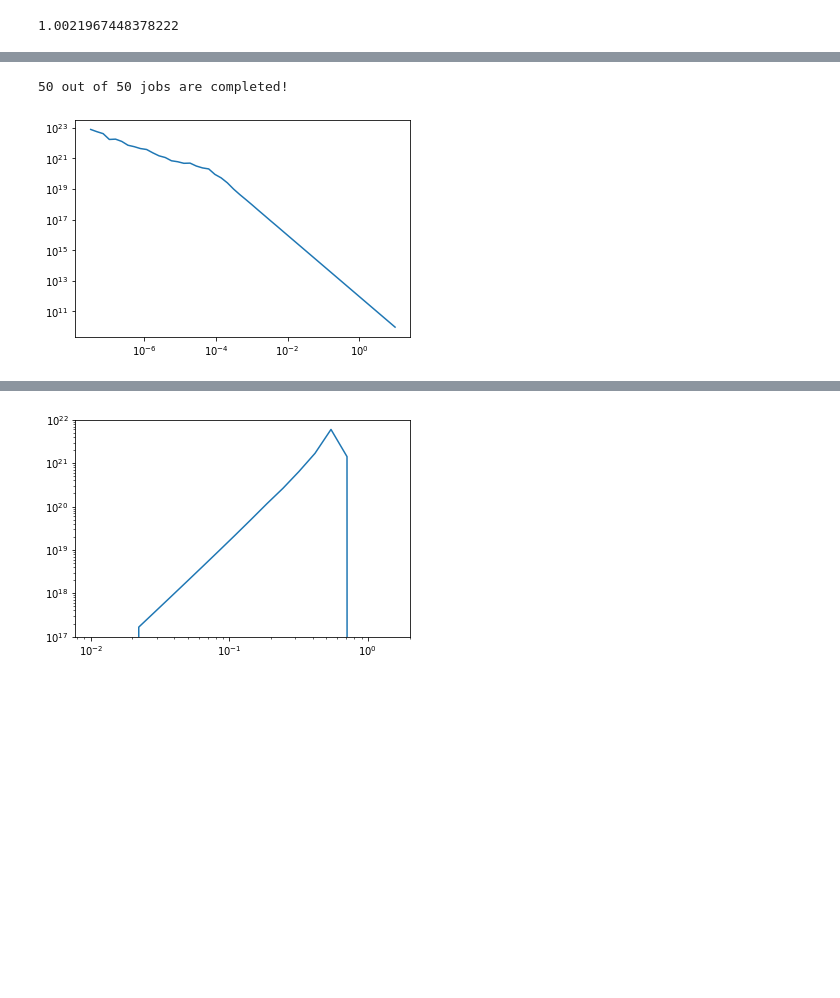
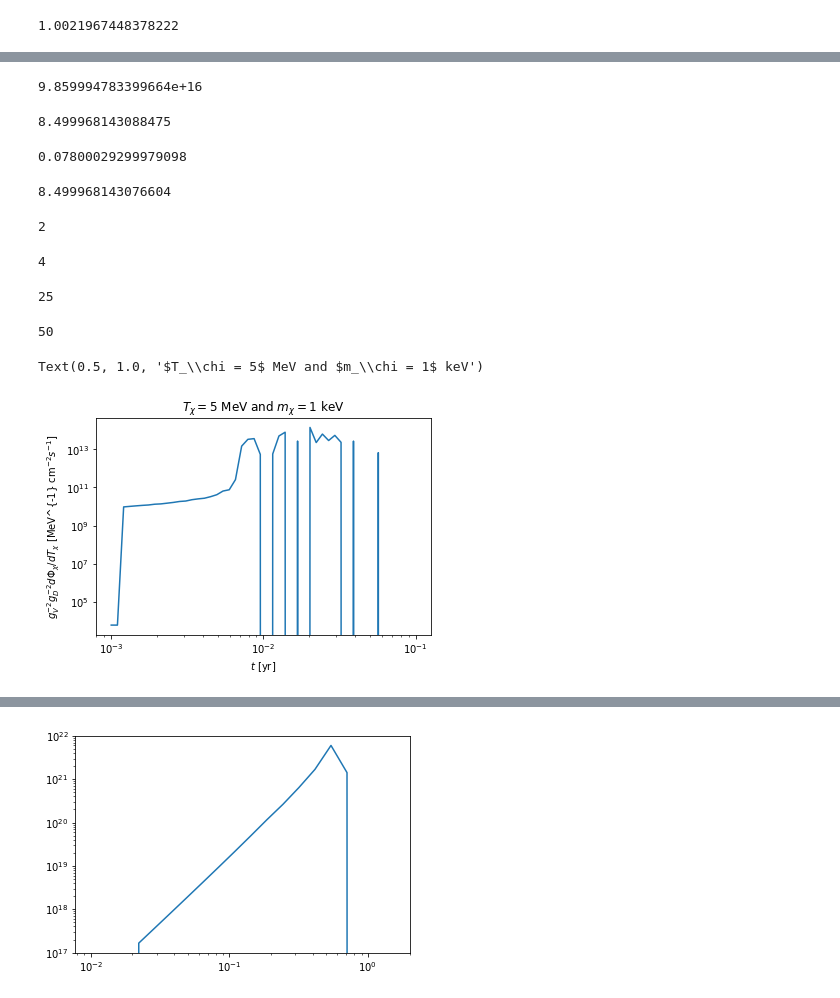
Before and after one commit to yenhsunlin/SNnuBDM2, a Jupyter notebook: src/snvbdm.ipynb, the cells around one changed output, grey strips where cells are left out. Saved outputs shown, nothing was run; the diff lists cells and outputs as text; code cells hidden in the pictures; blank space fills up the shorter version.

```diff
--- a/src/snvbdm.ipynb
+++ b/src/snvbdm.ipynb
@@ -7,14 +7,14 @@ from constants import *
 from geometry import get_rprime,get_d,get_D,get_cosPsi
 from crossSection import get_BDMv,get_BDMp,diffCrossSectionNuDM,get_Ev_cosPhi
 # %%
-def dnv(d,Ev,Lv = Lv,tau = 10):
+def dnv(D,Ev,Lv = Lv,tau = 10):
     """
     Neutrino number density per energy at d
 
     Input
     ------
     Enu: Neutrino energy in MeV
-    d: Distance to the SN explosion site, in kpc
+    D: Distance from the boosted point to the SN explosion site, in kpc
     Lv: Neutrino luminosity, default is 1e52 erg/s
     tau: duration of the SN explosion
 
@@ -149,11 +224,14 @@ def get_BDMflux_theta(t,Tx,mx,mV,Rstar,theta,phi,beta,Re = 8.5,gV = 1,gD = 1,max
     D = get_D(d,Rstar,theta)
     # Get the distance between boosted point to GC
     rprime = get_rprime(d,Rstar,Re,theta,phi,beta)
-    # Get the BDM scattering angle psi
-    psi = np.arccos(get_cosPsi(d,Rstar,theta))
-    # Evaluate the xemissivity
-    jx = xemissivity(Tx,mx,mV,rprime,d,Rstar,psi,Re,gV,gD,max_Ev)
-    # Jacobian
-    J = light_speed/((d - Rstar*np.cos(theta))/D + 1/vx)
-    # BDM flux
-    return J*jx*vx*np.sin(theta)
+    if rprime >= 1e-6:
+        # Get the BDM scattering angle psi
+        psi = np.arccos(get_cosPsi(d,Rstar,theta))
+        # Evaluate the xemissivity
+        jx = xemissivity(Tx,mx,mV,rprime,D,Rstar,psi,Re,gV,gD,max_Ev)
+        # Jacobian
+        J = light_speed/((d - Rstar*np.cos(theta))/D + 1/vx)
+        # BDM flux
+        return J*jx*vx*np.sin(theta)
+    else:
+        return 0
@@ -163,3 +238,19 @@ def get_BDMflux_theta(t,Tx,mx,mV,Rstar,theta,phi,beta,Re = 8.5,gV = 1,gD = 1,max
+# %%
+get_d(10000,get_BDMv(5,1e-3),8.5,0.078)*kpc2cm
+# %% [output]
+9.859994783399664e+16
+# %%
+get_D(get_d(10000,get_BDMv(5,1e-3),8.5,0.078),8.5,0.078)
+# %% [output]
+8.499968143088475
+# %%
+np.arccos(get_cosPsi(get_d(10000,get_BDMv(5,1e-3),8.5,0.078),get_D(get_d(10000,get_BDMv(5,1e-3),8.5,0.078),8.5,0.078),0.078))
+# %% [output]
+0.07800029299979098
+# %%
+get_rprime(get_d(10000,get_BDMv(5,1e-3),8.5,0.078),8.5,8.5,0.078,0.9,0)
+# %% [output]
+8.499968143076604
 # %%
 Tx = 5
 mx = 1e-3
@@ -169,19 +260,29 @@ phi_ls = np.linspace(0,2*np.pi,20)
 bdmflux = []
 integ = vegas.Integrator([[0, np.pi/2]])
 i = 1
-for t in np.logspace(0,np.log10(10*yr2s),50):
+for t in np.logspace(np.log10(yr2s)-3,np.log10(0.1*yr2s),50):
     def f(x):
         theta = x[0]
         return 2*np.pi*get_BDMflux_theta(t,Tx,mx,mV,8.5,theta,0,0)
-    result = integ(f,nitn=10,neval=5000)
+        #if ~np.isnan(flux):
+        #    return flux
+        #else: return 0
+    result = integ(f,nitn=10,neval=2000)
     bdmflux.append(result.mean)
-    print(f'{i} out of 50 jobs are completed!',end='\r')
+    print(i,end='\r')
     i+=1
 # %% [output]
-50 out of 50 jobs are completed!
+2
+4
+25
+50
 # %%
-plt.plot(np.logspace(0,np.log10(10*yr2s),50)/yr2s,bdmflux)
+plt.plot(np.logspace(np.log10(yr2s)-3,np.log10(0.1*yr2s),50)/yr2s,bdmflux)
 plt.xscale('log')
 plt.yscale('log')
+plt.xlabel(r'$t$ [yr]')
+plt.ylabel(r'$g_V^{-2}g_D^{-2}d\Phi_\chi/dT_\chi$ [MeV^{-1} cm$^{-2} s^{-1}$]')
+plt.title(r'$T_\chi = 5$ MeV and $m_\chi = 1$ keV')
 # %% [output]
+Text(0.5, 1.0, '$T_\\chi = 5$ MeV and $m_\\chi = 1$ keV')
-[figure, old version]
+[figure, new version]
```
Also changed, not shown: parts of 7 cells of this notebook, 1 other file.
